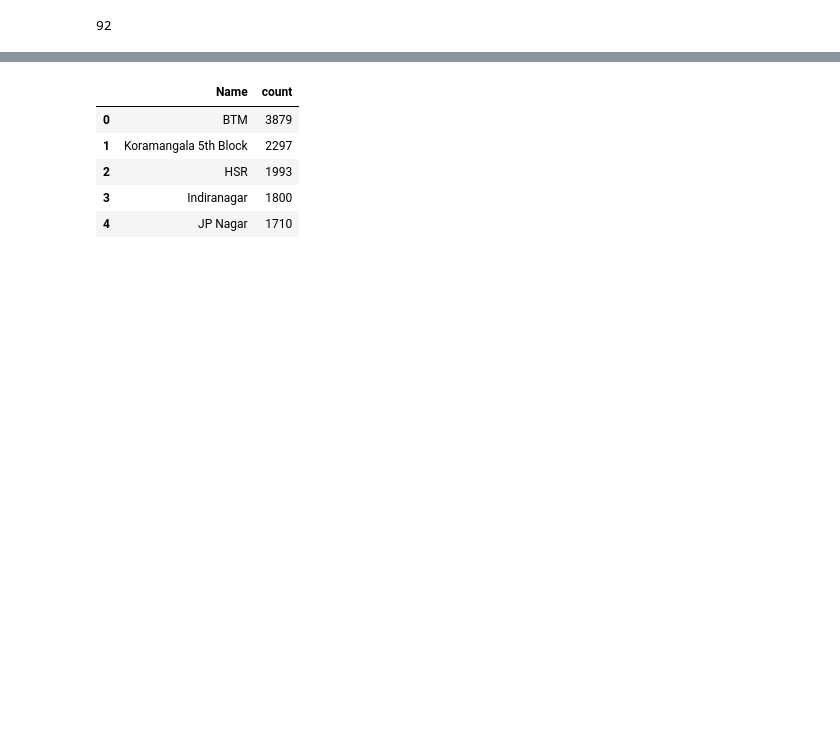
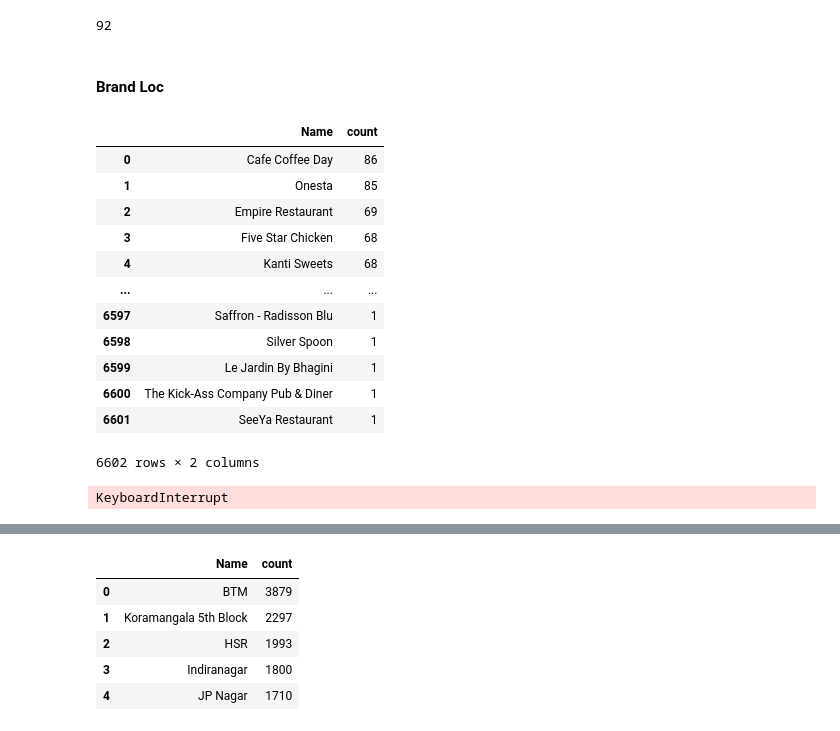
Before and after one commit to remre/datavisu, a Jupyter notebook: sample.ipynb, the cells around one changed output, grey strips where cells are left out. Drawn from its saved outputs; the diff is of its cells as text; code cells hidden in the pictures; blank space fills up the shorter version.

```diff
--- a/sample.ipynb
+++ b/sample.ipynb
@@ -403,3 +422,24 @@ for location in locations['Name']:
 # %%
 locations['lat']=lat
 locations['lon']=lon
+# %% [markdown]
+#### Brand Loc
+# %%
+brand_loc  = pd.DataFrame(df4['name'].value_counts().reset_index())
+brand_loc.columns=['Name','count']
+# %%
+brand_loc
+# %% [output]
+|  | Name | count |
+| 0 | Cafe Coffee Day | 86 |
+| 1 | Onesta | 85 |
+| 2 | Empire Restaurant | 69 |
+| 3 | Five Star Chicken | 68 |
+| 4 | Kanti Sweets | 68 |
+| ... | ... | ... |
+| 6597 | Saffron - Radisson Blu | 1 |
+| 6598 | Silver Spoon | 1 |
+| 6599 | Le Jardin By Bhagini | 1 |
+| 6600 | The Kick-Ass Company Pub & Diner | 1 |
+| 6601 | SeeYa Restaurant | 1 |
+6602 rows × 2 columns
@@ -405,0 +448,13 @@ locations['lon']=lon
+# %%
+lat=[]
+lon=[]
+for location in brands['Name']:
+    location = geolocator.geocode(location)
+    if location is None:
+        lat.append(np.nan)
+        lon.append(np.nan)
+    else:
+        lat.append(location.latitude)
+        lon.append(location.longitude)
+# %% [output]
+KeyboardInterrupt
```
Also changed, not shown: parts of 19 cells of this notebook.
